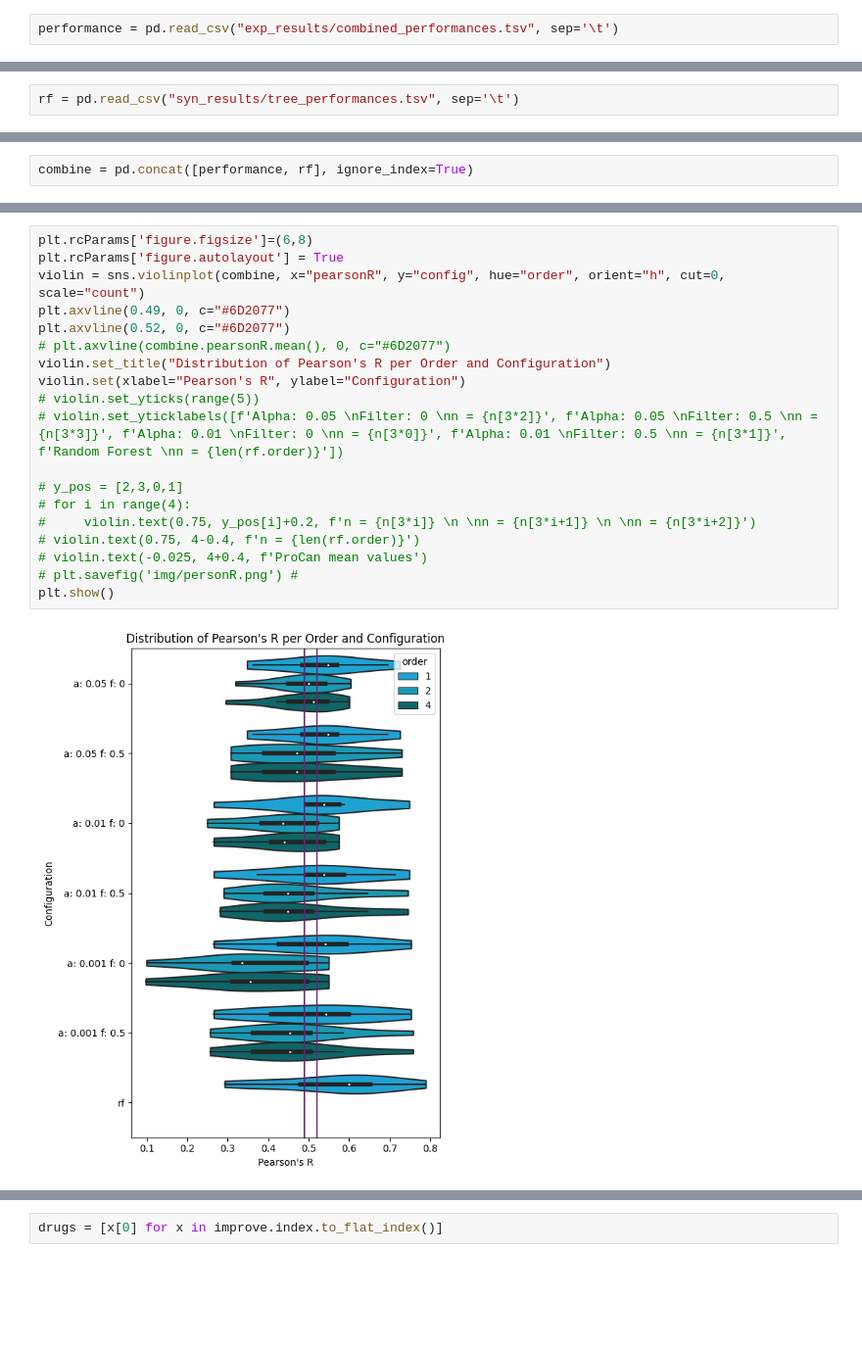
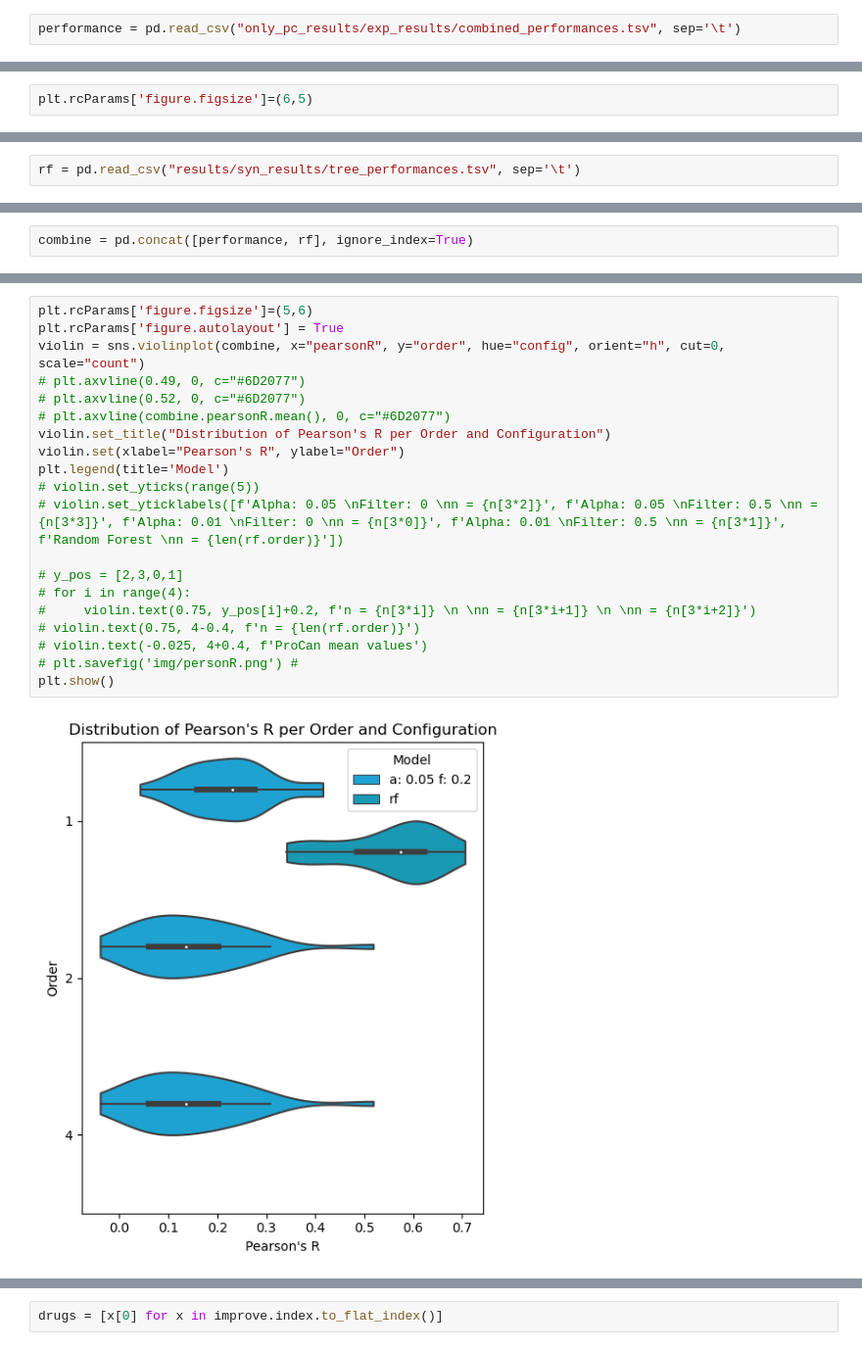
Before and after one commit to Yatish0833/multiomics-synergies, a Jupyter notebook: snakemake/plots.ipynb, the cells around one changed output, grey strips where cells are left out. Shown at 98% size. Drawn from its saved outputs; the diff is of its cells as text; blank space fills up the shorter version.

```diff
--- a/snakemake/plots.ipynb
+++ b/snakemake/plots.ipynb
@@ -132,4 +235,4 @@ models[models.drug==1072]
 # %%
 del models
 # %%
-performance = pd.read_csv("exp_results/combined_performances.tsv", sep='\t')
+performance = pd.read_csv("only_pc_results/exp_results/combined_performances.tsv", sep='\t')
@@ -151,0 +246,2 @@ performance
+# %%
+plt.rcParams['figure.figsize']=(6,5)
@@ -194,2 +315,2 @@ no_nan
 # %%
-rf = pd.read_csv("syn_results/tree_performances.tsv", sep='\t')
+rf = pd.read_csv("results/syn_results/tree_performances.tsv", sep='\t')
@@ -201,22 +350,23 @@ combine = pd.concat([performance, rf], ignore_index=True)
 # %%
-plt.rcParams['figure.figsize']=(6,8)
+plt.rcParams['figure.figsize']=(5,6)
 plt.rcParams['figure.autolayout'] = True
-violin = sns.violinplot(combine, x="pearsonR", y="config", hue="order", orient="h", cut=0, scale="count")
-plt.axvline(0.49, 0, c="#6D2077")
-plt.axvline(0.52, 0, c="#6D2077")
+violin = sns.violinplot(combine, x="pearsonR", y="order", hue="config", orient="h", cut=0, scale="count")
+# plt.axvline(0.49, 0, c="#6D2077")
+# plt.axvline(0.52, 0, c="#6D2077")
 # plt.axvline(combine.pearsonR.mean(), 0, c="#6D2077")
 violin.set_title("Distribution of Pearson's R per Order and Configuration")
-violin.set(xlabel="Pearson's R", ylabel="Configuration")
+violin.set(xlabel="Pearson's R", ylabel="Order")
+plt.legend(title='Model')
 # violin.set_yticks(range(5))
 # violin.set_yticklabels([f'Alpha: 0.05 \nFilter: 0 \nn = {n[3*2]}', f'Alpha: 0.05 \nFilter: 0.5 \nn = {n[3*3]}', f'Alpha: 0.01 \nFilter: 0 \nn = {n[3*0]}', f'Alpha: 0.01 \nFilter: 0.5 \nn = {n[3*1]}', f'Random Forest \nn = {len(rf.order)}'])
 
 # y_pos = [2,3,0,1]
 # for i in range(4):
 #     violin.text(0.75, y_pos[i]+0.2, f'n = {n[3*i]} \n \nn = {n[3*i+1]} \n \nn = {n[3*i+2]}')
 # violin.text(0.75, 4-0.4, f'n = {len(rf.order)}')
 # violin.text(-0.025, 4+0.4, f'ProCan mean values')
 # plt.savefig('img/personR.png') #
 plt.show()
 # %% [output]
-[figure, old version]
+[figure, new version]
 # %%
```
Also changed, not shown: parts of 36 cells of this notebook, 3 other files.
